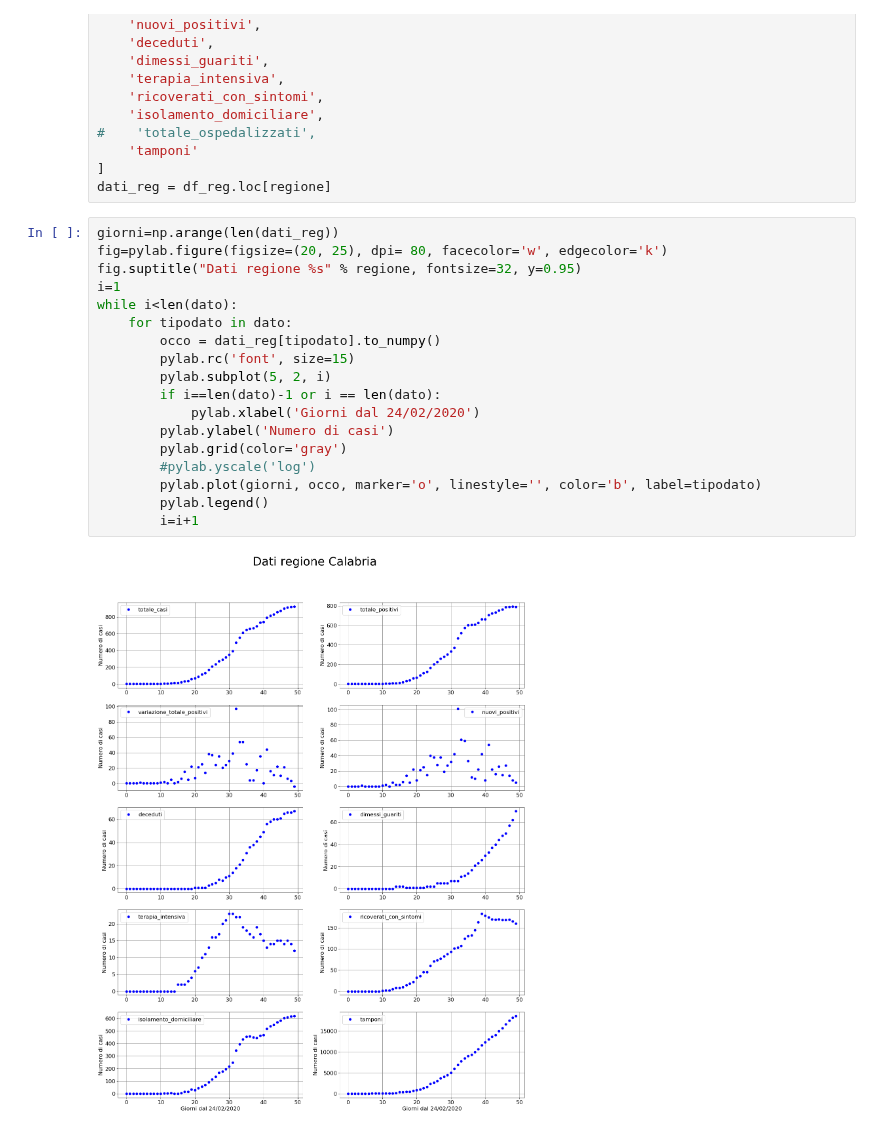
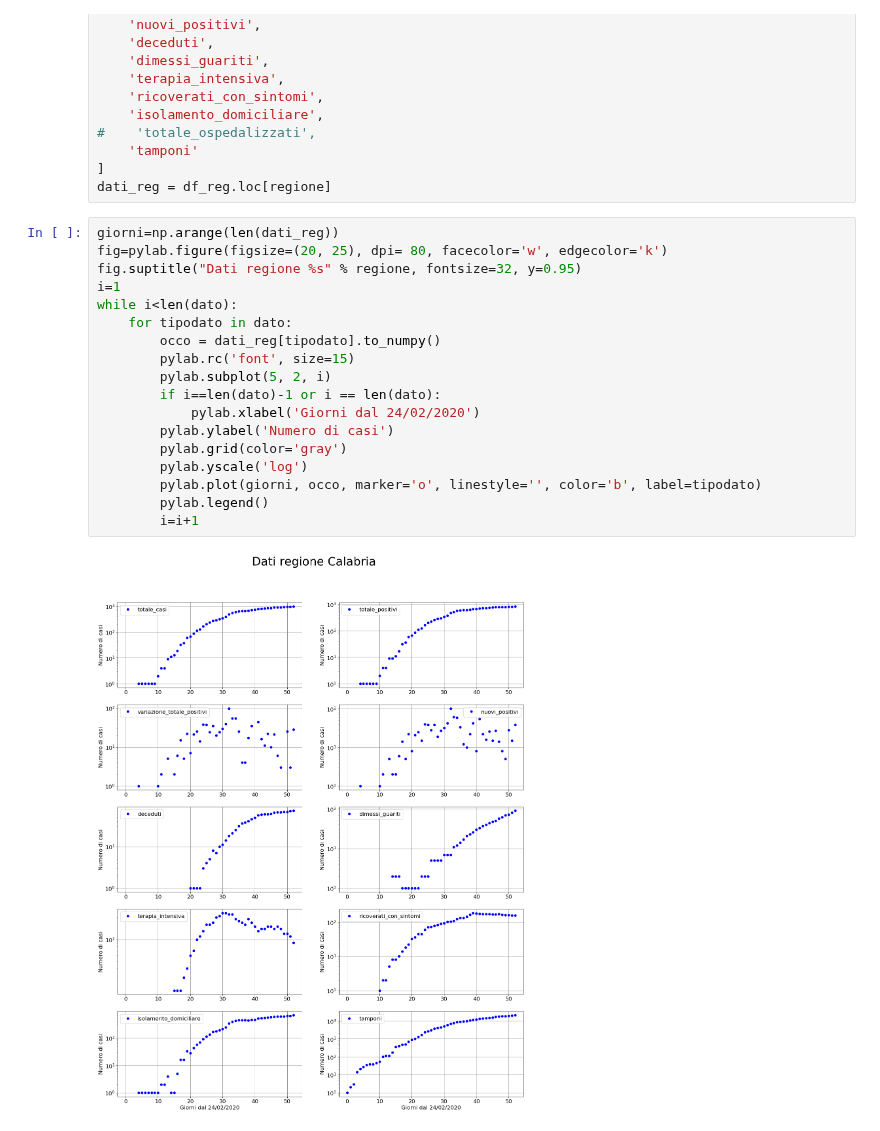
Before and after one commit to baggianato/Covid19, a Jupyter notebook: regioni-COVID19.ipynb, the cells around one changed output. Saved outputs shown, nothing was run; the diff lists cells and outputs as text.

```diff
--- a/regioni-COVID19.ipynb
+++ b/regioni-COVID19.ipynb
@@ -35,20 +35,20 @@ dati_reg = df_reg.loc[regione]
 # %%
 giorni=np.arange(len(dati_reg))
 fig=pylab.figure(figsize=(20, 25), dpi= 80, facecolor='w', edgecolor='k')
 fig.suptitle("Dati regione %s" % regione, fontsize=32, y=0.95)
 i=1
 while i<len(dato):
     for tipodato in dato:
         occo = dati_reg[tipodato].to_numpy()
         pylab.rc('font', size=15)
         pylab.subplot(5, 2, i)
         if i==len(dato)-1 or i == len(dato):
             pylab.xlabel('Giorni dal 24/02/2020')
         pylab.ylabel('Numero di casi')
         pylab.grid(color='gray')
-        #pylab.yscale('log')
+        pylab.yscale('log')
         pylab.plot(giorni, occo, marker='o', linestyle='', color='b', label=tipodato)
         pylab.legend()
         i=i+1
 # %% [output]
-[figure, old version]
+[figure, new version]
```
Also changed, not shown: parts of 1 cell of this notebook, 2 other files.
